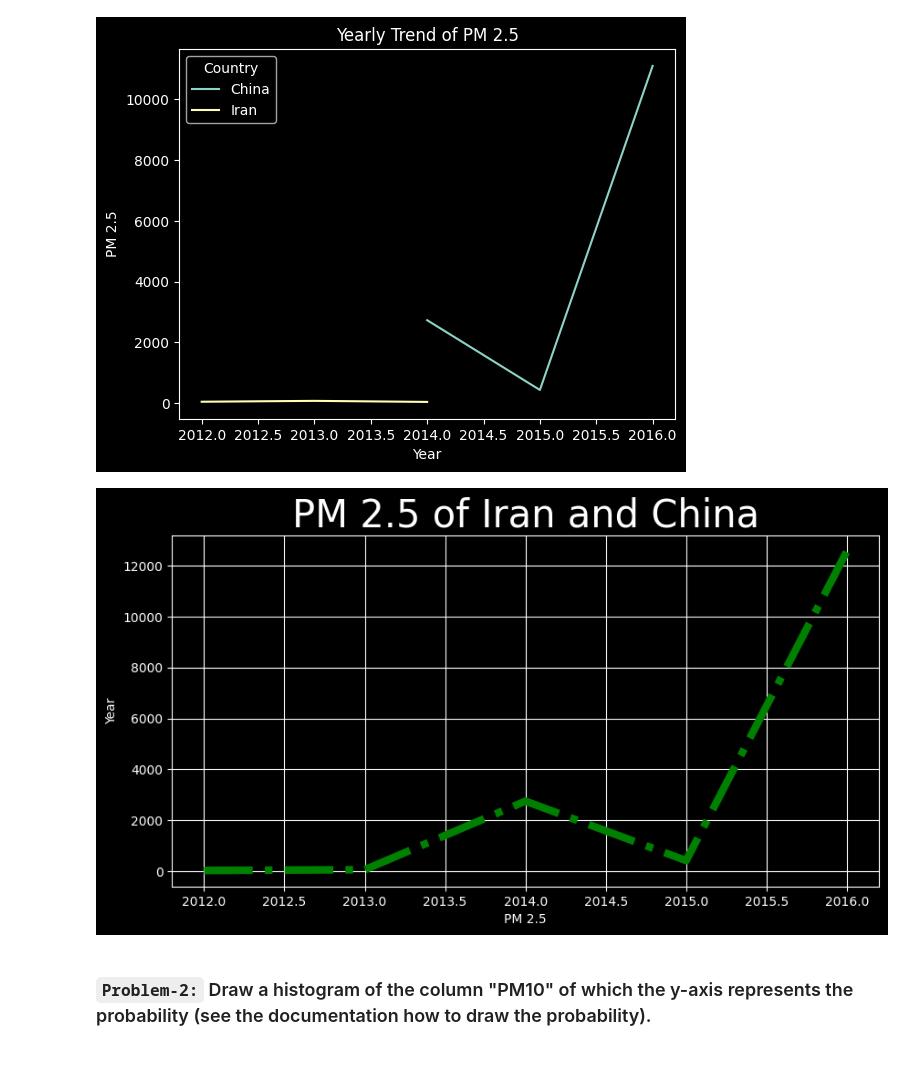
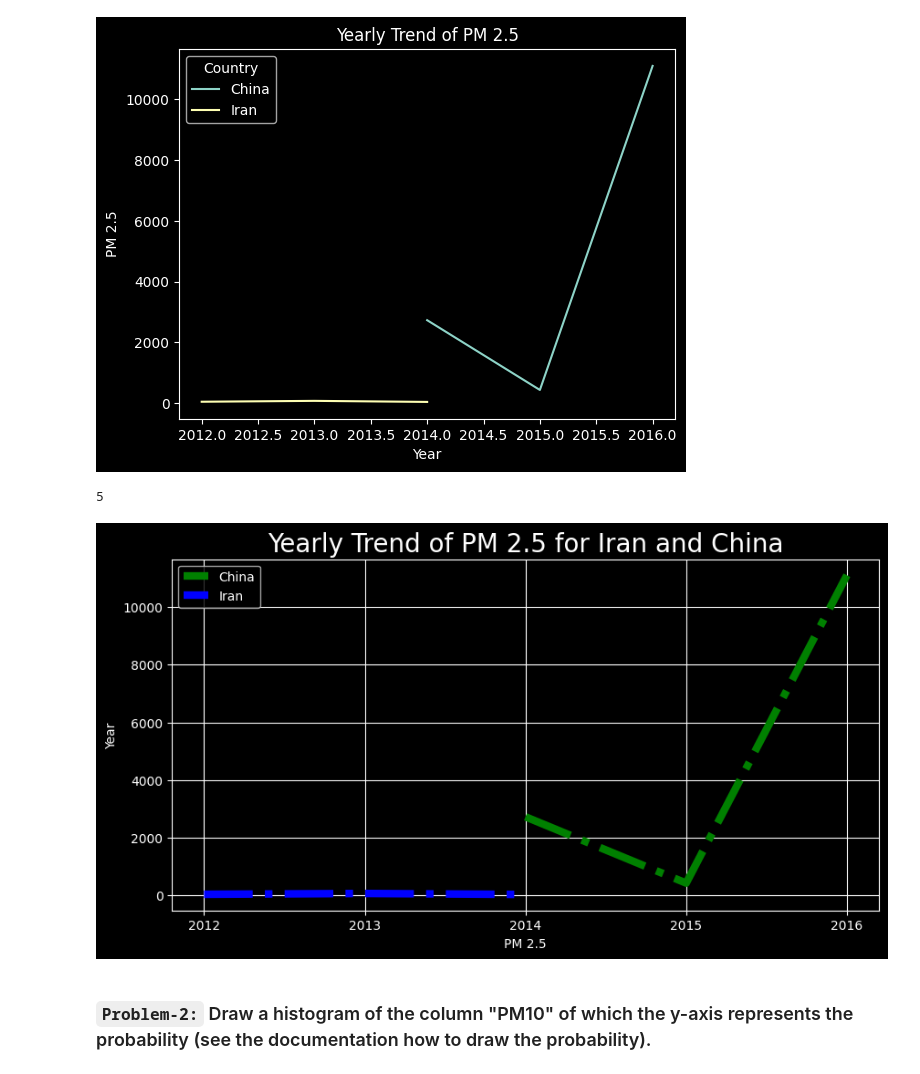
Before and after one commit to rishabhk1501/Data-Analytics-Tasks, a Jupyter notebook: session_23_task_soln.ipynb, the cells around one changed output. Cells and saved outputs as stored; diff of their text form; code cells hidden in the pictures.

```diff
--- a/session_23_task_soln.ipynb
+++ b/session_23_task_soln.ipynb
@@ -43,5 +43,6 @@ array(['India', 'Cameroon', 'Pakistan', 'Uganda', 'Bangladesh', 'China',
        'Morocco', 'Thailand', 'El Salvador'], dtype=object)
 # %%
 temp = df[df['Country'].isin(['Iran','China'])].pivot_table(index='Year',columns='Country',values='PM2.5',aggfunc='sum')
+temp = temp.reset_index()
 temp
 # %% [output]
@@ -57,20 +57,26 @@ temp.plot(kind='line',title='Yearly Trend of PM 2.5',ylabel='PM 2.5')
 # %% [output]
 <Axes: title={'center': 'Yearly Trend of PM 2.5'}, xlabel='Year', ylabel='PM 2.5'>
 [figure]
+# %%
+temp.shape[0]
+# %% [output]
+5
 # %%
 plt.figure(figsize=(10,5))
-plt.plot(temp,color='green',linestyle='dashdot',linewidth=6)
+plt.plot(temp['China'],color='green',linestyle='dashdot',linewidth=6,label='China')
+plt.plot(temp['Iran'],color='blue',linestyle='dashdot',linewidth=6,label='Iran')
+
 plt.xlabel('PM 2.5')
 plt.ylabel('Year')
-plt.title('PM 2.5 of Iran and China',fontdict={'fontsize':30})
-plt.xticks()
-
+plt.title('Yearly Trend of PM 2.5 for Iran and China',fontdict={'fontsize':20})
+plt.xticks(np.arange(temp.shape[0]),temp['Year'].unique())
+plt.legend()
 
 
 plt.grid()
 plt.show()
 # %% [output]
-[figure, old version]
+[figure, new version]
 # %% [markdown]
 ### **`Problem-2:`** Draw a histogram of the  column "PM10" of which the y-axis represents the probability (see the documentation how to draw the probability).
 # %% [markdown]
```
Also changed, not shown: parts of 2 cells of this notebook.
